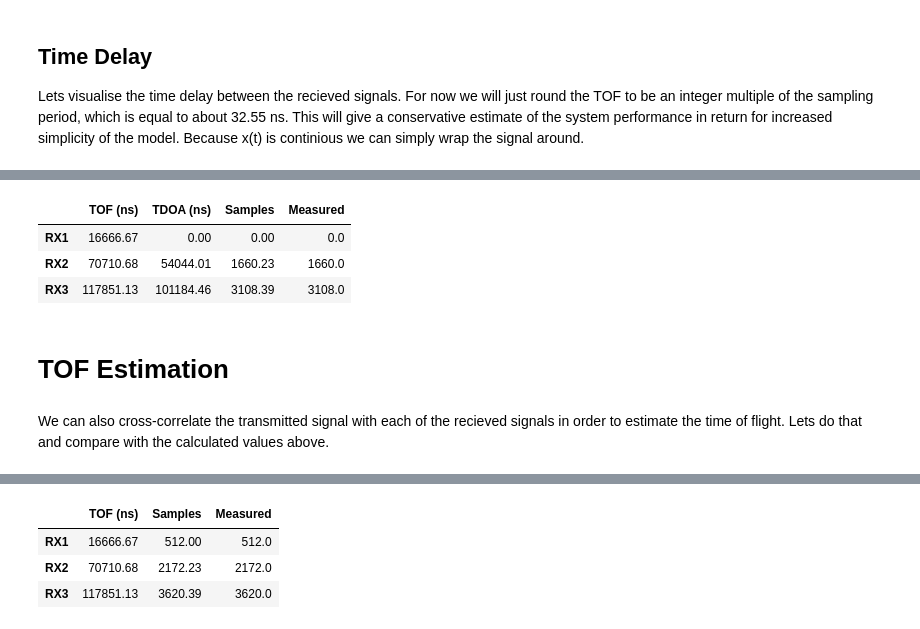
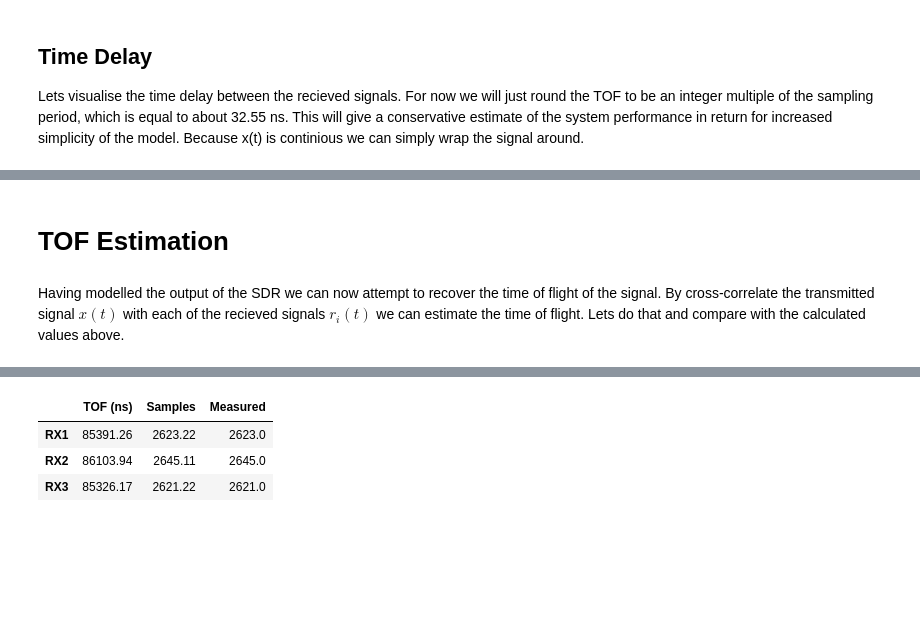
Before and after one commit to mfkiwl/iib-project, a Jupyter notebook: model/System Model.ipynb, the cells around one changed output, grey strips where cells are left out. Drawn from its saved outputs; the diff is of its cells as text; code cells hidden in the pictures; blank space fills up the shorter version.

Commit message:
finsihed system model with 1mhz chirp

```diff
--- a/model/System Model.ipynb
+++ b/model/System Model.ipynb
@@ -284,0 +164,7 @@ df3.round()
+# %%
+# Plot Table
+snr_dB = [6.8,6.7,6.8]
+lnk_data = [[d1,d2,d3], [-70.8,-70.9,-70.8], snr_dB]
+lnk_headings = ['Distance (m)','RX Power (dBm)', 'SNR (dB)']
+lnk_df = pd.DataFrame(np.transpose(lnk_data), ['RX1', 'RX2', 'RX3'], lnk_headings)
+lnk_df.round(2)
@@ -341,15 +249,15 @@ Next we can quantise the signal. The 12-bit ADC has the range -2047 to 2048, and
 # %%
 # Quantise the Signal
-rx1_signal_adc_out = np.round(rx1_signal_adc_in*4096)
-rx2_signal_adc_out = np.round(rx2_signal_adc_in*4096)
-rx3_signal_adc_out = np.round(rx3_signal_adc_in*4096)
+rx1_signal_out = np.round(rx1_signal_noise*110)
+rx2_signal_out = np.round(rx2_signal_noise*110)
+rx3_signal_out = np.round(rx3_signal_noise*110)
 
 
 # Plot Signals Sharing x-axis
 f, axarr = plt.subplots(3, sharex=True, figsize=(9, 10))
-axarr[0].plot(t*1e6, rx1_signal_adc_out)
-axarr[1].plot(t*1e6, rx2_signal_adc_out)
-axarr[2].plot(t*1e6, rx3_signal_adc_out)
+axarr[0].plot(t*1e6, rx1_signal_out)
+axarr[1].plot(t*1e6, rx2_signal_out)
+axarr[2].plot(t*1e6, rx3_signal_out)
 
 # Labels
 axarr[0].set_title('Quantised Noisy Recieved Signals')
@@ -388,31 +272,12 @@ Finally lets extract the measured TDOA and compare against the theoretical value
-# %%
-# Convert Correlation to Time of Flight
-tdoa = np.zeros(2)
-for i in range (0,2):
-    if(c_tdoa[i]<3072):
-        tdoa[i]=3072-c_tdoa[i]
-    else:
-        tdoa[i]=6145-(c_tdoa[i]-3072)
-# %%
-# Plot Table
-tdoa_data = [[t1*1e9,t2*1e9,t3*1e9], [0, t2_1*1e9, t3_1*1e9], [0, n2_1, n3_1], [0, tdoa[0], tdoa[1]]]
-headings = ['TOF (ns)', 'TDOA (ns)', 'Samples', 'Measured']
-df2 = pd.DataFrame(np.transpose(tdoa_data), ['RX1', 'RX2', 'RX3'], headings)
-df2.round(2)
-# %% [output]
-|  | TOF (ns) | TDOA (ns) | Samples | Measured |
-| RX1 | 16666.67 | 0.00 | 0.00 | 0.0 |
-| RX2 | 70710.68 | 54044.01 | 1660.23 | 1660.0 |
-| RX3 | 117851.13 | 101184.46 | 3108.39 | 3108.0 |
 # %% [markdown]
 # TOF Estimation
 # %% [markdown]
-We can also cross-correlate the transmitted signal with each of the recieved signals in order to estimate the time of flight. Lets do that and compare with the calculated values above.
+Having modelled the output of the SDR we can now attempt to recover the time of flight of the signal. By cross-correlate the transmitted signal $x(t)$ with each of the recieved signals $r_i(t)$ we can estimate the time of flight. Lets do that and compare with the calculated values above.
 # %%
 # Compute Cross-Correlation
-c1 = signal.correlate(np.asarray(x), np.asarray(rx1_signal_adc_out), 'same')
-c2 = signal.correlate(np.asarray(x), np.asarray(rx2_signal_adc_out), 'same')
-c3 = signal.correlate(np.asarray(x), np.asarray(rx3_signal_adc_out), 'same')
+c1 = signal.correlate(np.asarray(x), np.asarray(rx1_signal_out), 'same')
+c2 = signal.correlate(np.asarray(x), np.asarray(rx2_signal_out), 'same')
+c3 = signal.correlate(np.asarray(x), np.asarray(rx3_signal_out), 'same')
 
 # Index of Maximum of Cross Correlation
 c_tof = [np.argmax(c1),np.argmax(c2),np.argmax(c3)]
@@ -442,12 +307,12 @@ plt.show()
 [interactive output not drawn]
 # %%
 # Plot Table
-tof_data = [[t1*1e9,t2*1e9,t3*1e9], [n1,n2,n3], tof]
-headings = ['TOF (ns)', 'Samples', 'Measured']
-df3 = pd.DataFrame(np.transpose(tof_data), ['RX1', 'RX2', 'RX3'], headings)
-df3.round(2)
+cor_data = [[t1*1e9,t2*1e9,t3*1e9], [n1,n2,n3], tof]
+cor_headings = ['TOF (ns)', 'Samples', 'Measured']
+cor_df = pd.DataFrame(np.transpose(cor_data), ['RX1', 'RX2', 'RX3'], cor_headings)
+cor_df.round(2)
 # %% [output]
 |  | TOF (ns) | Samples | Measured |
-| RX1 | 16666.67 | 512.00 | 512.0 |
-| RX2 | 70710.68 | 2172.23 | 2172.0 |
-| RX3 | 117851.13 | 3620.39 | 3620.0 |
+| RX1 | 85391.26 | 2623.22 | 2623.0 |
+| RX2 | 86103.94 | 2645.11 | 2645.0 |
+| RX3 | 85326.17 | 2621.22 | 2621.0 |
```
Also changed, not shown: parts of 31 cells of this notebook, 4 other files.
